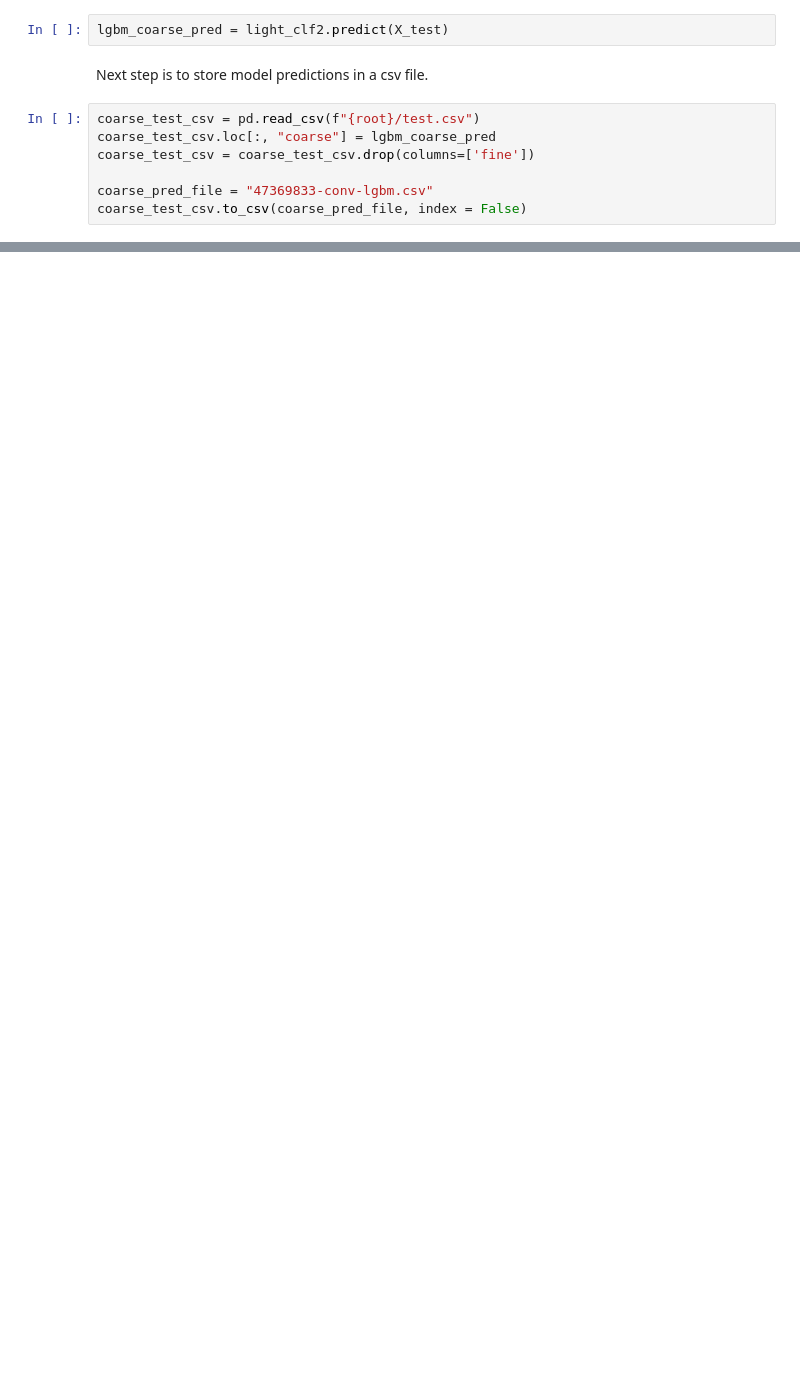
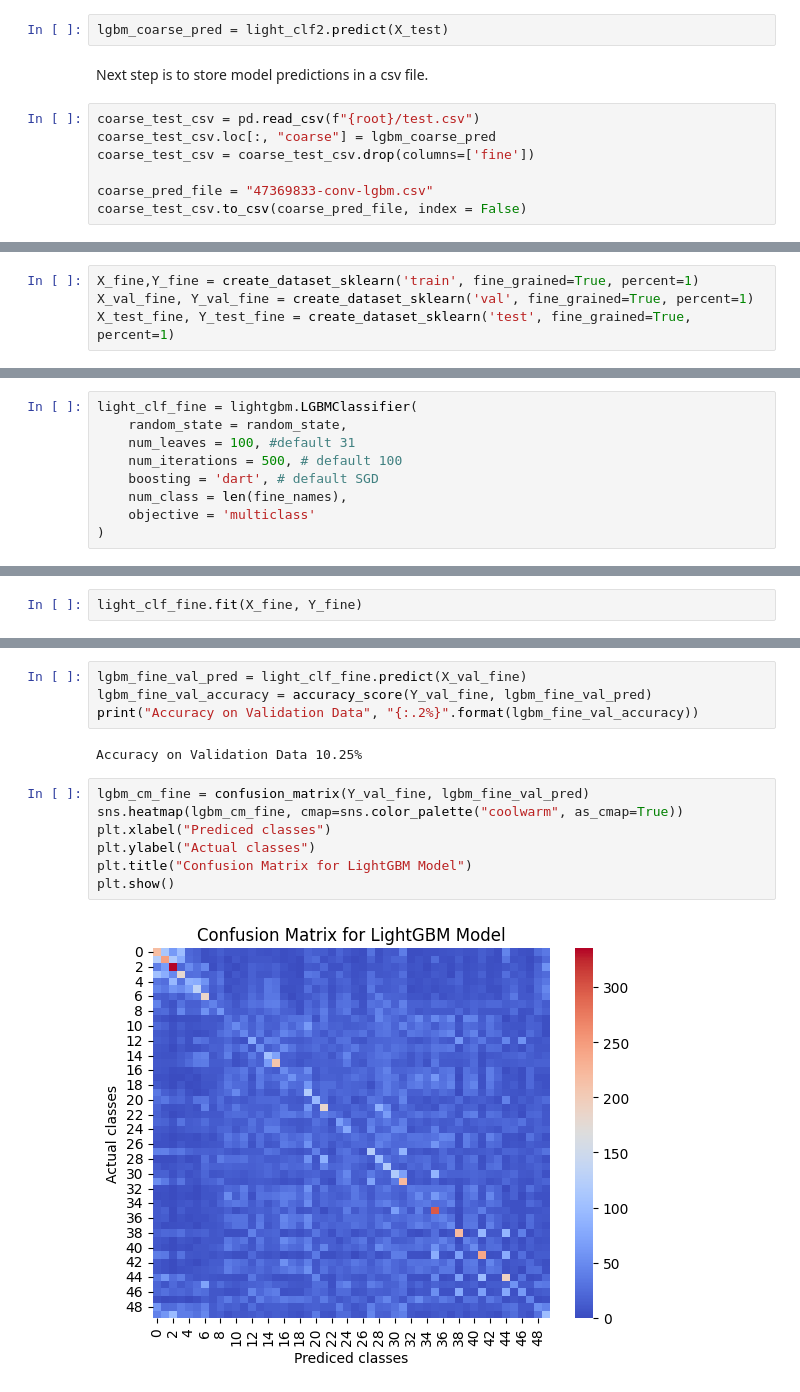
Before and after one commit to melbreaker/LivingThingClassification, a Jupyter notebook: 47369833_major_project.ipynb, the cells around one changed output, grey strips where cells are left out. Drawn from its saved outputs; the diff is of its cells as text; blank space fills up the shorter version.

Commit message:
train and predict on fine-grained dataset

```diff
--- a/47369833_major_project.ipynb
+++ b/47369833_major_project.ipynb
@@ -553 +555,5 @@ coarse_test_csv.to_csv(coarse_pred_file, index = False)
+# %%
+X_fine,Y_fine = create_dataset_sklearn('train', fine_grained=True, percent=1)
+X_val_fine, Y_val_fine = create_dataset_sklearn('val', fine_grained=True, percent=1)
+X_test_fine, Y_test_fine = create_dataset_sklearn('test', fine_grained=True, percent=1)
 # %% [markdown]
@@ -554,0 +561,9 @@ coarse_test_csv.to_csv(coarse_pred_file, index = False)
+# %%
+light_clf_fine = lightgbm.LGBMClassifier(
+    random_state = random_state,
+    num_leaves = 100, #default 31
+    num_iterations = 500, # default 100
+    boosting = 'dart', # default SGD
+    num_class = len(fine_names),
+    objective = 'multiclass'
+)
@@ -554,0 +572,2 @@ coarse_test_csv.to_csv(coarse_pred_file, index = False)
+# %%
+light_clf_fine.fit(X_fine, Y_fine)
@@ -554,0 +584,15 @@ coarse_test_csv.to_csv(coarse_pred_file, index = False)
+# %%
+lgbm_fine_val_pred = light_clf_fine.predict(X_val_fine)
+lgbm_fine_val_accuracy = accuracy_score(Y_val_fine, lgbm_fine_val_pred)
+print("Accuracy on Validation Data", "{:.2%}".format(lgbm_fine_val_accuracy))
+# %% [output]
+Accuracy on Validation Data 10.25%
+# %%
+lgbm_cm_fine = confusion_matrix(Y_val_fine, lgbm_fine_val_pred)
+sns.heatmap(lgbm_cm_fine, cmap=sns.color_palette("coolwarm", as_cmap=True))
+plt.xlabel("Prediced classes")
+plt.ylabel("Actual classes")
+plt.title("Confusion Matrix for LightGBM Model")
+plt.show()
+# %% [output]
+[figure, added]
```
Also changed, not shown: parts of 15 cells of this notebook, 1 other file.
